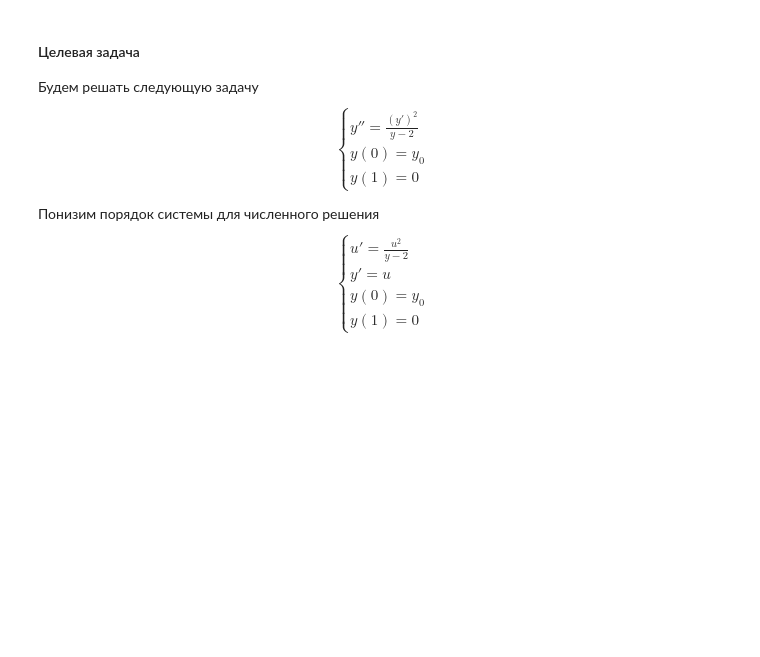
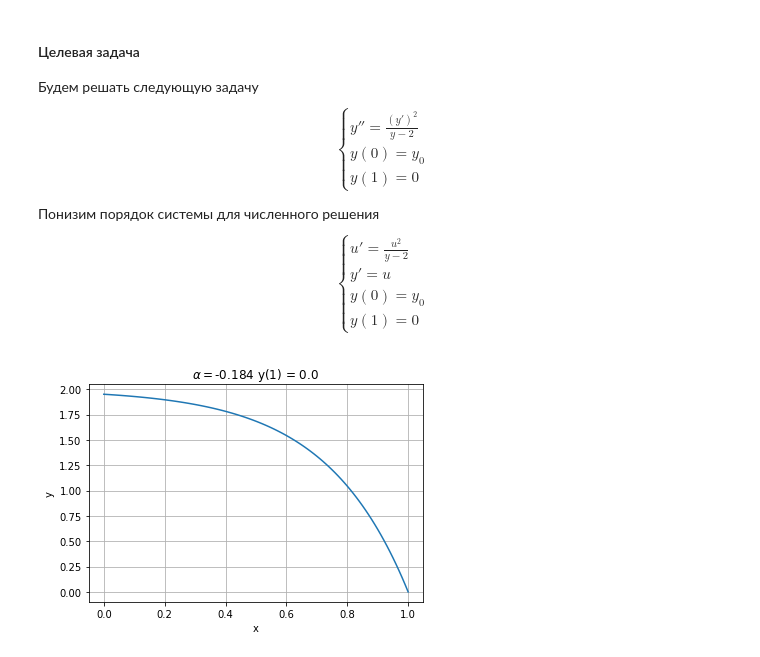
Before and after one commit to pavel-collab/comp-math, a Jupyter notebook: lab08/main.ipynb, the cells around one changed output. Saved outputs shown, nothing was run; the diff lists cells and outputs as text; code cells hidden in the pictures; blank space fills up the shorter version.

```diff
--- a/lab08/main.ipynb
+++ b/lab08/main.ipynb
@@ -172,0 +223,25 @@ def F(t, y_vec):
+# %%
+# Кроме использования метода Ньютона для нахождения пристрелочного параметра можно
+# так же использовать метод бинарного поиска (дешево и сердито)
+def BinaryFindOut(alpha_left, alpha_right, eps, f, h, t_start, t_end, y0):
+    init_solution = np.array([y0, alpha_right])
+    sol = MRK4(f, h, t_start, t_end, init_solution)
+    y, u = sol.T
+    y_L = y[-1]
+
+    alpha = 0
+    while (abs(y_L) > eps):
+        alpha = (alpha_left+alpha_right)/2
+        init_sol = np.array([y0, alpha])
+        sol = MRK4(f, h, t_start, t_end, init_sol)
+        y, u = sol.T
+
+        assert(abs(y[0] - y0) < eps)
+        assert(abs(u[0] - alpha) < eps)
+        y_L = y[-1]
+        if (y_L < 0):
+            alpha_left = alpha
+        else:
+            alpha_right = alpha
+
+    return y, u, alpha
@@ -186,2 +284,17 @@ y0 = 1.95
 eps = 1e-6
+# %%
+# применяем метод бинарного поиска
+alpha_left = -1
+alpha_right = 1
+
+y, u, alpha = BinaryFindOut(alpha_left, alpha_right, eps, F, h, x_start, x_end, y0)
+
+x = np.linspace(x_start, x_end, int((x_end-x_start)/h+1))
+plt.plot(x, y)
+plt.title(r'$\alpha = $' + f'{round(alpha, 3)} ' + f'y(1) = {round(y[-1], 3)}')
+plt.ylabel('y')
+plt.xlabel('x')
+plt.grid()
+# %% [output]
+[figure, added]
 # %%
```
Also changed, not shown: parts of 10 cells of this notebook.
